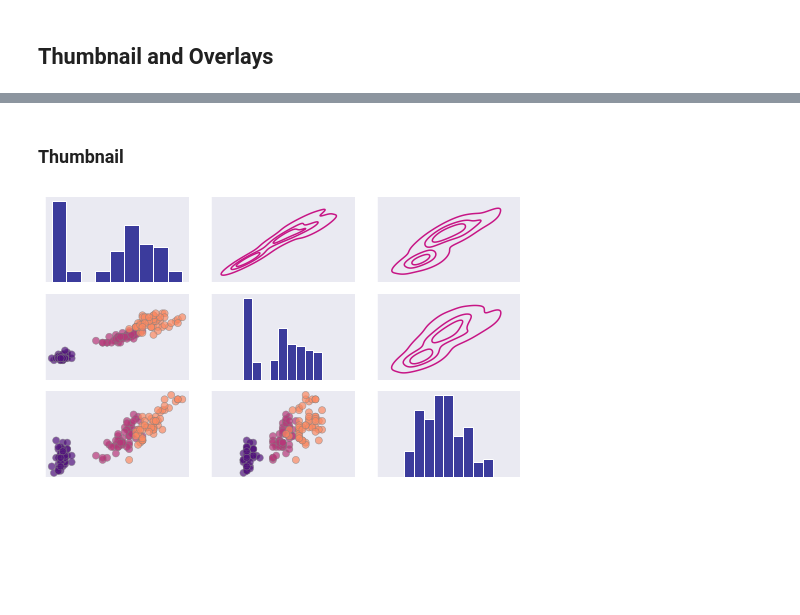
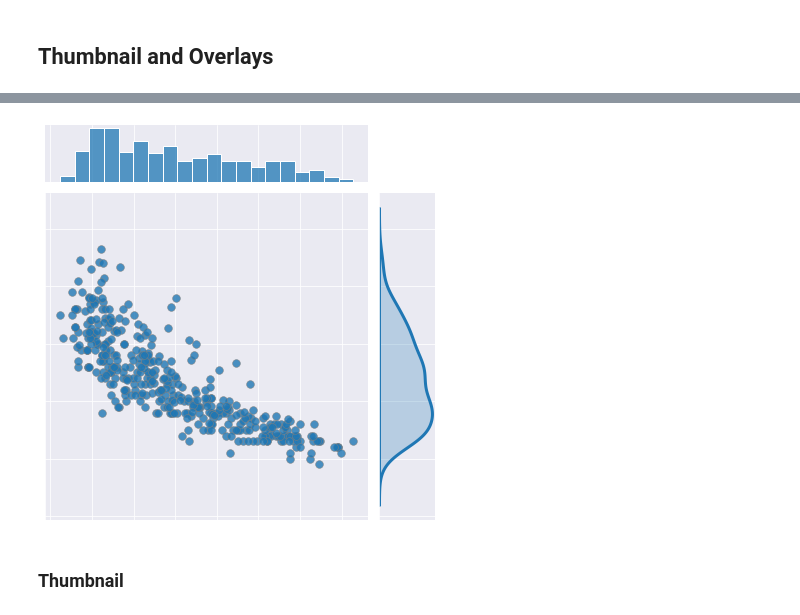
Before and after one commit to kimfetti/Videos, a Jupyter notebook: Seaborn/25_JointGrid.ipynb, the cells around one changed output, grey strips where cells are left out. Cells and saved outputs as stored; diff of their text form; code cells hidden in the pictures; blank space fills up the shorter version.

```diff
--- a/Seaborn/25_JointGrid.ipynb
+++ b/Seaborn/25_JointGrid.ipynb
@@ -158,23 +131,16 @@ for var in g.axes:
+# %%
+g = sns.JointGrid()
+x,y = cars.weight, cars.mpg
+sns.scatterplot(x, y, ax=g.ax_joint, s=60, alpha=0.8, ec='gray')
+sns.histplot(x=x, ax=g.ax_marg_x, bins=20)
+sns.kdeplot(y=y, ax=g.ax_marg_y, fill=True, lw=3)
+g.set_axis_labels(xlabel='', ylabel='')
+
+ax = g.ax_joint
+ax.set_xticklabels([])
+ax.set_yticklabels([]);
+#g.savefig('25jointgrid_image_differentPlots.png', dpi=200);
+# %% [output]
+[figure, added]
 # %% [markdown]
 ### Thumbnail
-# %%
-g = sns.PairGrid(iris,
-                 hue='species',
-                 palette='magma',
-                 vars=['petal_length', 'petal_width', 'sepal_length'],
-                 height=1.5,
-                 aspect=1.65,
-                 diag_sharey=False
-                )
-g.map_lower(sns.scatterplot, s=50, alpha=0.7, ec='gray')
-g.map_diag(sns.histplot,hue=None, color='navy')
-g.map_upper(sns.kdeplot, n_levels=4,hue=None, color='mediumvioletred')
-for var in g.axes:
-    for ax in var:
-        ax.set_xlabel('')
-        ax.set_ylabel('')
-        ax.set_xticks([])
-        ax.set_yticks([])
-#g.savefig('23pairgrid_image_thumb.png', dpi=200);
-# %% [output]
-[figure, removed]
```
Also changed, not shown: parts of 14 cells of this notebook.
